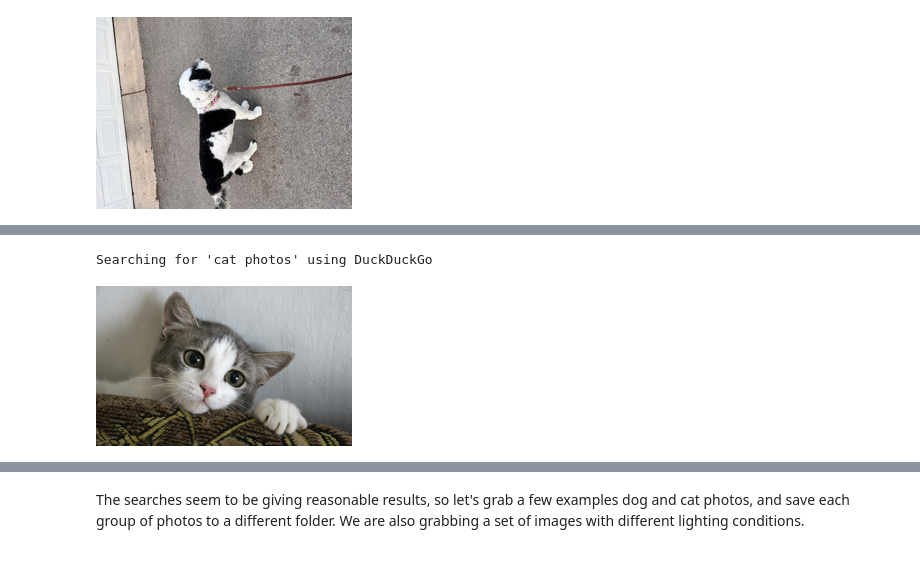
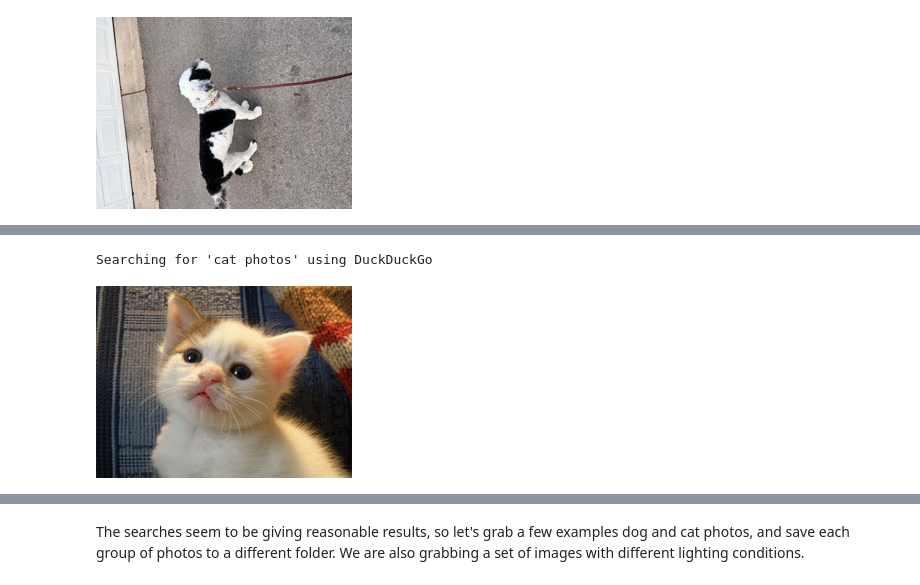
Before and after one commit to dphummel/AI, a Jupyter notebook: computer-vision-is-it-a-dog.ipynb, the cells around one changed output, grey strips where cells are left out. Drawn from its saved outputs; the diff is of its cells as text; code cells hidden in the pictures.

```diff
--- a/computer-vision-is-it-a-dog.ipynb
+++ b/computer-vision-is-it-a-dog.ipynb
@@ -105,13 +86,13 @@ Searching for 'dog photos' using DuckDuckGo
 # %%
 # Download and display a single cat image
 cat_file = 'cat.jpg'
-urls = search_images('cat photos', max=2)
-download_url(urls[1], cat_file, show_progress=False)
+urls = search_images('cat photos', max=1)
+download_url(urls[0], cat_file, show_progress=False)
 cat_image = Image.open(cat_file)
 cat_image.to_thumb(256,256)
 # %% [output]
 Searching for 'cat photos' using DuckDuckGo
-[figure, old version]
+[figure, new version]
 # %%
 # Download and display a single bird image
 # TOOD:  Add code to confirm the image can be opened
```
Also changed, not shown: parts of 8 cells of this notebook.
